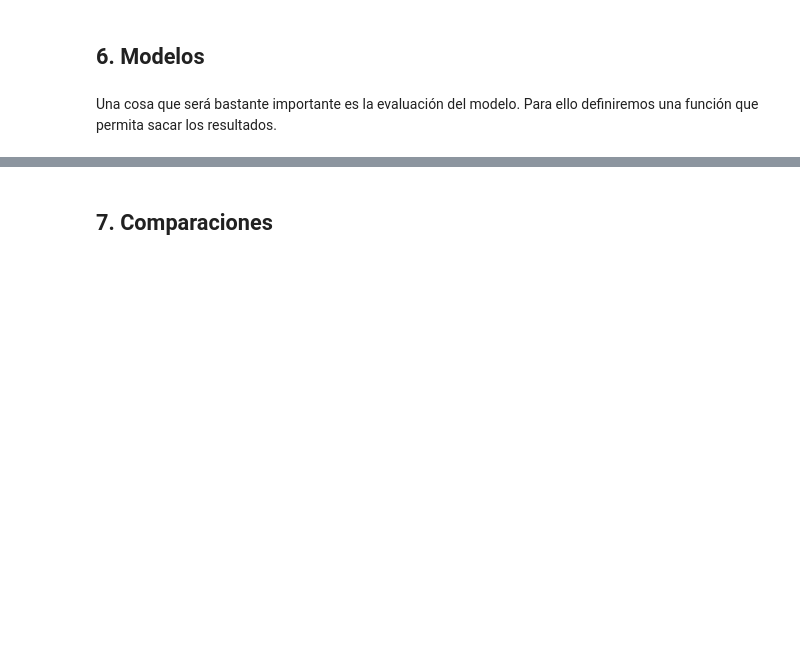
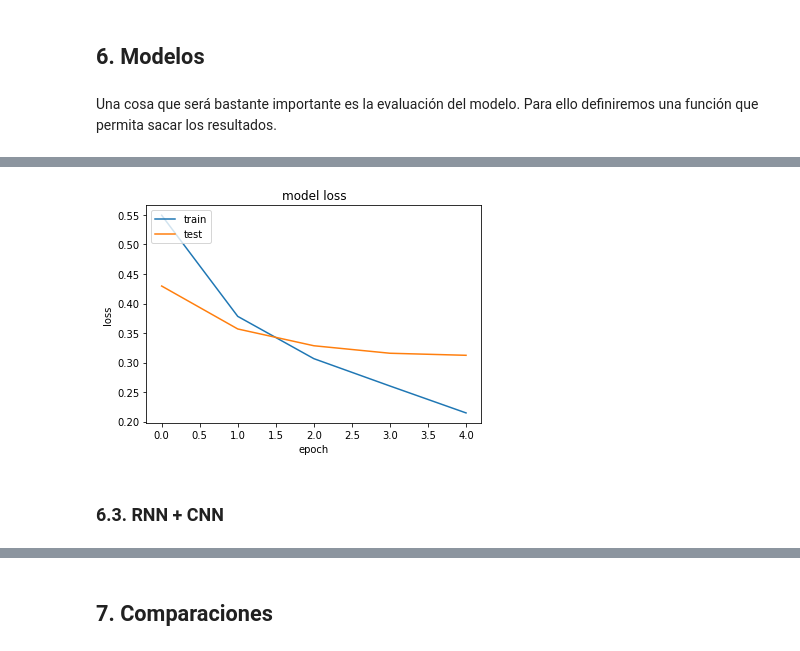
Before and after one commit to rodriguezg-alvaro/IMBD_Review_Analysis, a Jupyter notebook: Codigo.ipynb, the cells around one changed output, grey strips where cells are left out. Drawn from its saved outputs; the diff is of its cells as text; code cells hidden in the pictures; blank space fills up the shorter version.

```diff
--- a/Codigo.ipynb
+++ b/Codigo.ipynb
@@ -321,0 +355,15 @@ Epoch 6/6
+# %%
+model = keras.Sequential(
+      [
+          layers.Embedding(vocab_size, 100, weights=[embedding_matrix],input_length=maxlen),
+          layers.Conv1D(filters=128,kernel_size=5,activation="relu"),
+          layers.MaxPooling1D(),
+          layers.Conv1D(filters=64,kernel_size=4,activation="relu"),
+          layers.MaxPooling1D(),
+          layers.Conv1D(filters=32,kernel_size=3,activation="relu"),
+          layers.Flatten(),
+          layers.Dense(25,activation="sigmoid"),
+          layers.Dense(5,activation="sigmoid"),
+          layers.Dense(1,activation="sigmoid"),
+      ]
+  )
@@ -321,0 +372,2 @@ Epoch 6/6
+# %%
+history = model.fit(x=X_train,y=y_train,batch_size=128,epochs=5,verbose=1,validation_split=0.2)
@@ -321,0 +390,6 @@ Epoch 6/6
+# %%
+AccLoss(history)
+# %% [output]
+[figure, added]
+# %% [markdown]
+### 6.3. RNN + CNN
```
Also changed, not shown: parts of 50 cells of this notebook.
